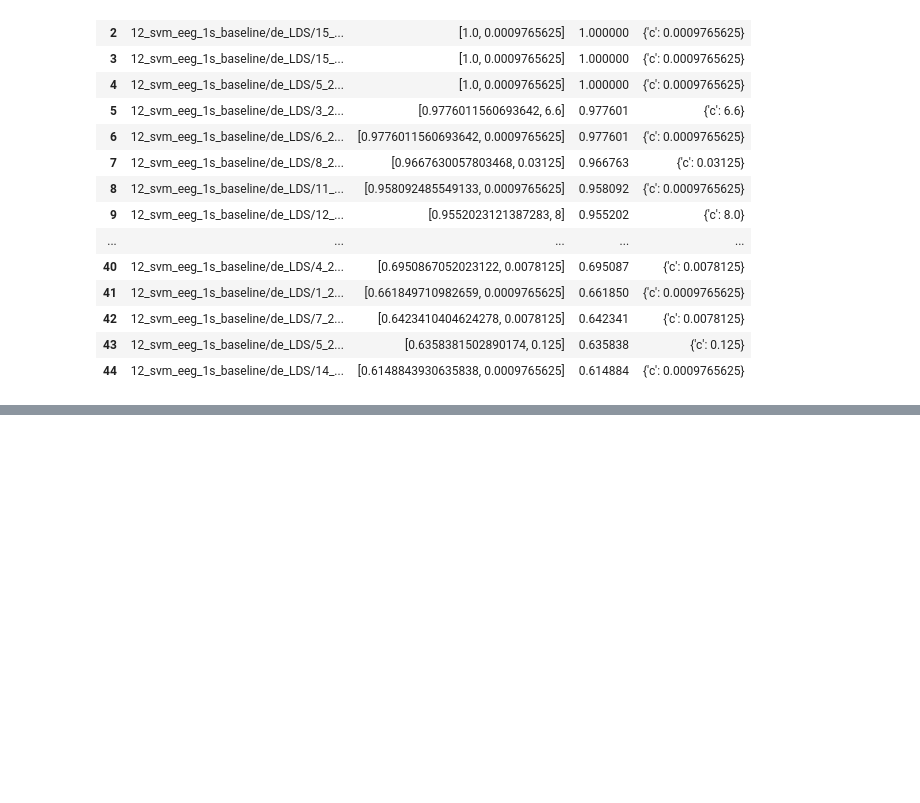
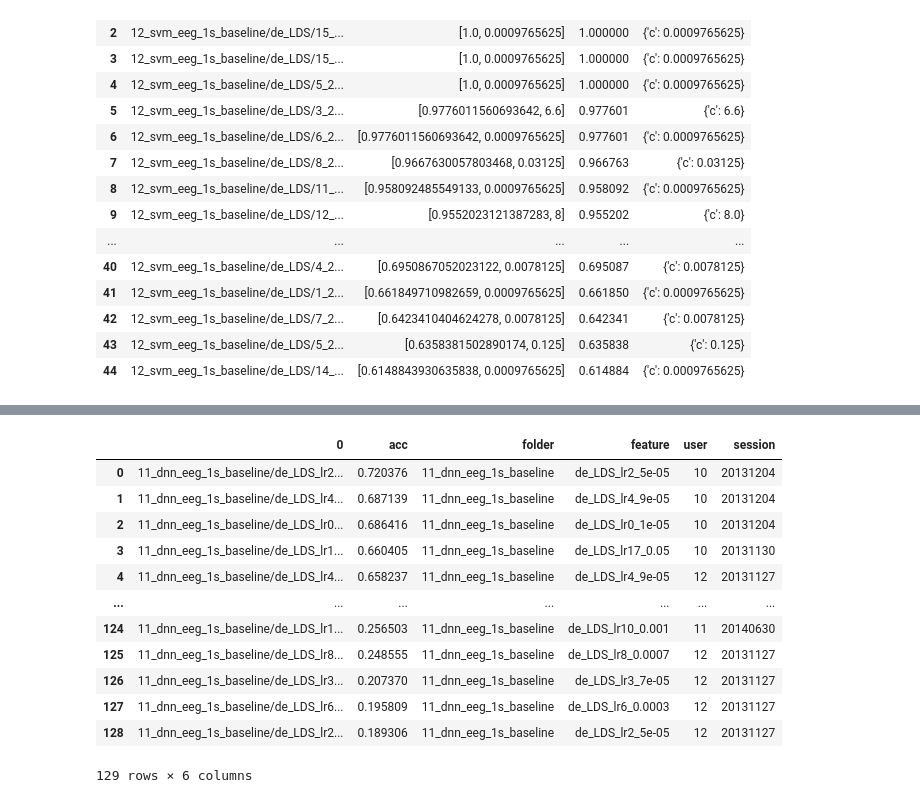
Before and after one commit to jvmr22/MSc-dissertation-EEG-Analysis, a Jupyter notebook: EDA_seed.ipynb, the cells around one changed output, grey strips where cells are left out. Cells and saved outputs as stored; diff of their text form; code cells hidden in the pictures; blank space fills up the shorter version.

```diff
--- a/EDA_seed.ipynb
+++ b/EDA_seed.ipynb
@@ -473,0 +461,6 @@ eeg_file_list[9:]
+# %%
+accuracy_dict = {}
+for each_file in files_from_session_as_list:
+    print(each_file)
+    model_result = pd.read_pickle(each_file)
+    accuracy_dict[each_file] = model_result['acc'].item()
@@ -473,0 +485,3 @@ eeg_file_list[9:]
+# %%
+all_models_results_ordered = dict(sorted(accuracy_dict.items(), key=lambda item: item[1], reverse=True))
+all_models_results_ordered
@@ -473,0 +506,22 @@ eeg_file_list[9:]
+# %%
+dnn_result_df = pd.DataFrame(all_models_results_ordered.items())
+dnn_result_df = dnn_result_df.rename(columns={1:'acc'})
+# %%
+dnn_result_df[["folder", "feature", "user"]] = pd.DataFrame(dnn_result_df[0].str.split('/').to_list())
+# %%
+dnn_result_df[["user", "session"]]  = pd.DataFrame(dnn_result_df['user'].str.split('_').to_list())
+dnn_result_df
+# %% [output]
+|  | 0 | acc | folder | feature | user | session |
+| 0 | 11_dnn_eeg_1s_baseline/de_LDS_lr2... | 0.720376 | 11_dnn_eeg_1s_baseline | de_LDS_lr2_5e-05 | 10 | 20131204 |
+| 1 | 11_dnn_eeg_1s_baseline/de_LDS_lr4... | 0.687139 | 11_dnn_eeg_1s_baseline | de_LDS_lr4_9e-05 | 10 | 20131204 |
+| 2 | 11_dnn_eeg_1s_baseline/de_LDS_lr0... | 0.686416 | 11_dnn_eeg_1s_baseline | de_LDS_lr0_1e-05 | 10 | 20131204 |
+| 3 | 11_dnn_eeg_1s_baseline/de_LDS_lr1... | 0.660405 | 11_dnn_eeg_1s_baseline | de_LDS_lr17_0.05 | 10 | 20131130 |
+| 4 | 11_dnn_eeg_1s_baseline/de_LDS_lr4... | 0.658237 | 11_dnn_eeg_1s_baseline | de_LDS_lr4_9e-05 | 12 | 20131127 |
+| ... | ... | ... | ... | ... | ... | ... |
+| 124 | 11_dnn_eeg_1s_baseline/de_LDS_lr1... | 0.256503 | 11_dnn_eeg_1s_baseline | de_LDS_lr10_0.001 | 11 | 20140630 |
+| 125 | 11_dnn_eeg_1s_baseline/de_LDS_lr8... | 0.248555 | 11_dnn_eeg_1s_baseline | de_LDS_lr8_0.0007 | 12 | 20131127 |
+| 126 | 11_dnn_eeg_1s_baseline/de_LDS_lr3... | 0.207370 | 11_dnn_eeg_1s_baseline | de_LDS_lr3_7e-05 | 12 | 20131127 |
+| 127 | 11_dnn_eeg_1s_baseline/de_LDS_lr6... | 0.195809 | 11_dnn_eeg_1s_baseline | de_LDS_lr6_0.0003 | 12 | 20131127 |
+| 128 | 11_dnn_eeg_1s_baseline/de_LDS_lr2... | 0.189306 | 11_dnn_eeg_1s_baseline | de_LDS_lr2_5e-05 | 12 | 20131127 |
+129 rows × 6 columns
```
Also changed, not shown: parts of 15 cells of this notebook, 1 other file.
